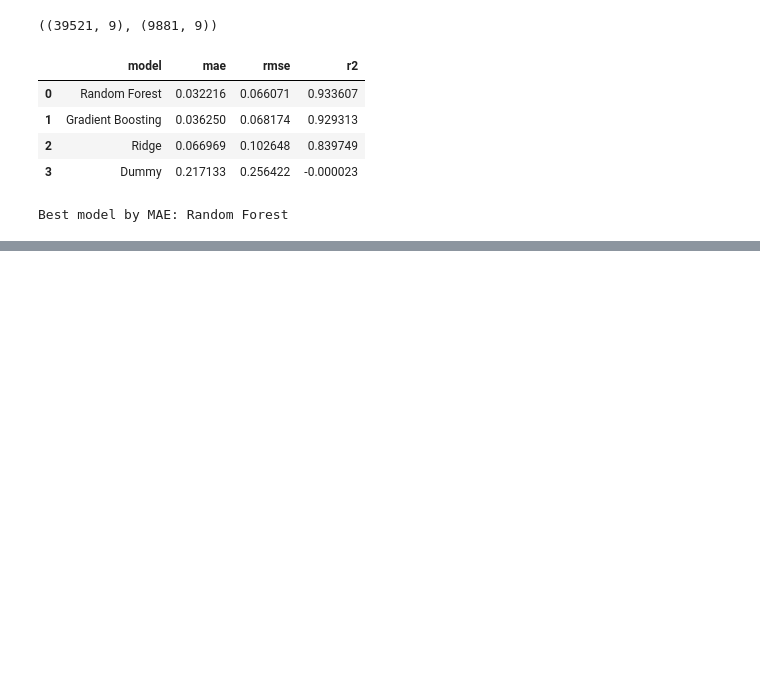
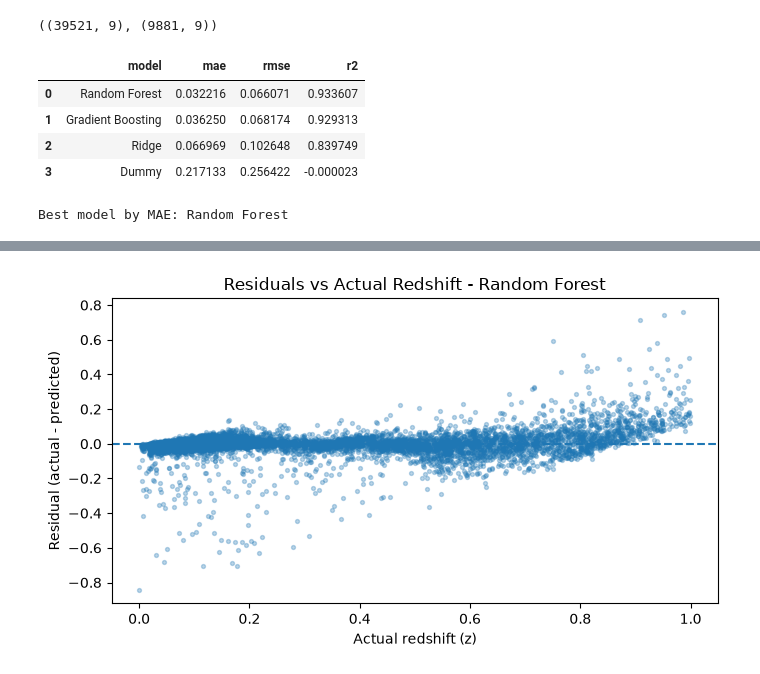
Before and after one commit to kalilank/Redshifted, a Jupyter notebook: notebooks/05_redshift_regression.ipynb, the cells around one changed output, grey strips where cells are left out. Drawn from its saved outputs; the diff is of its cells as text; code cells hidden in the pictures; blank space fills up the shorter version.

```diff
--- a/notebooks/05_redshift_regression.ipynb
+++ b/notebooks/05_redshift_regression.ipynb
@@ -158,0 +197,14 @@ Best model by MAE: Random Forest
+# %%
+residuals = y_test.to_numpy() - best_pred
+
+plt.figure(figsize=(7, 4))
+plt.scatter(y_test, residuals, alpha=0.3, s=8)
+plt.axhline(0, linestyle="--")
+
+plt.xlabel("Actual redshift (z)")
+plt.ylabel("Residual (actual - predicted)")
+plt.title(f"Residuals vs Actual Redshift - {best_model_name}")
+plt.tight_layout()
+plt.show()
+# %% [output]
+[figure, added]
```
Also changed, not shown: parts of 8 cells of this notebook, 1 other file.
